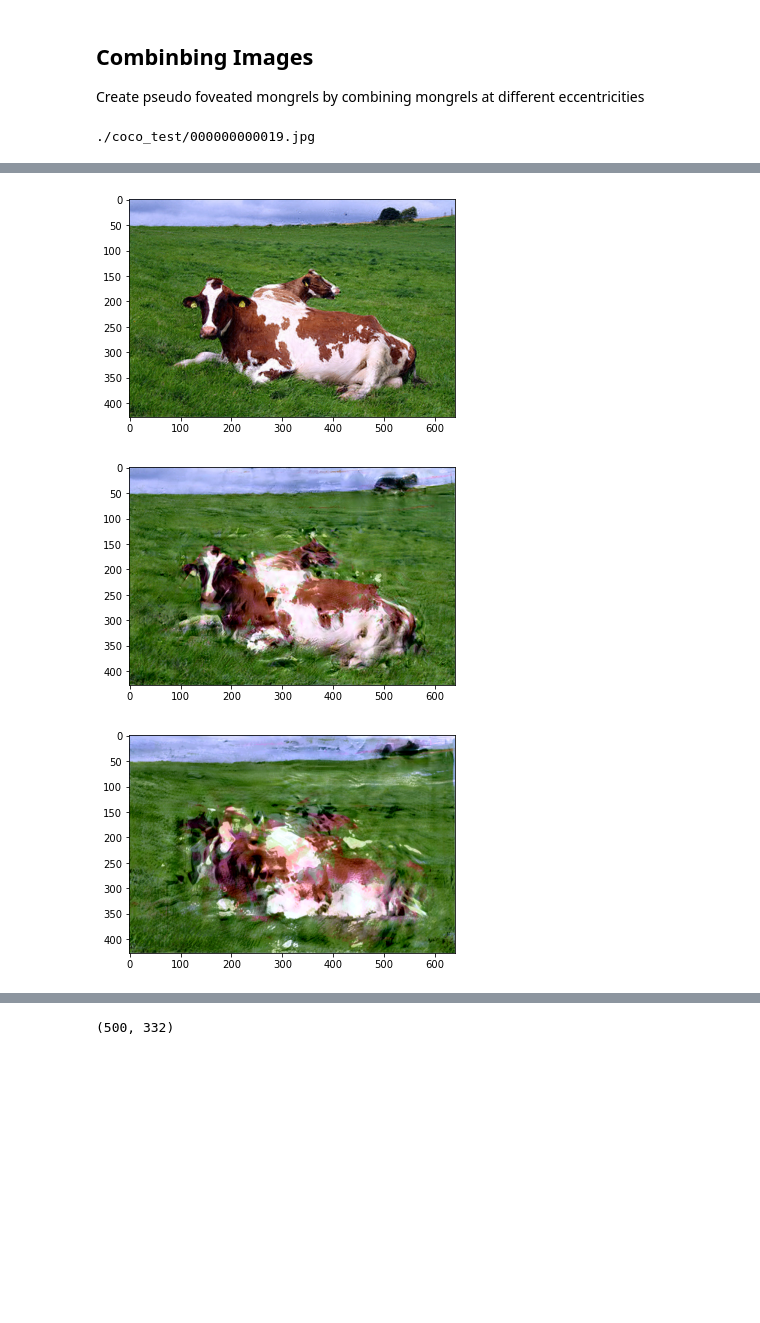
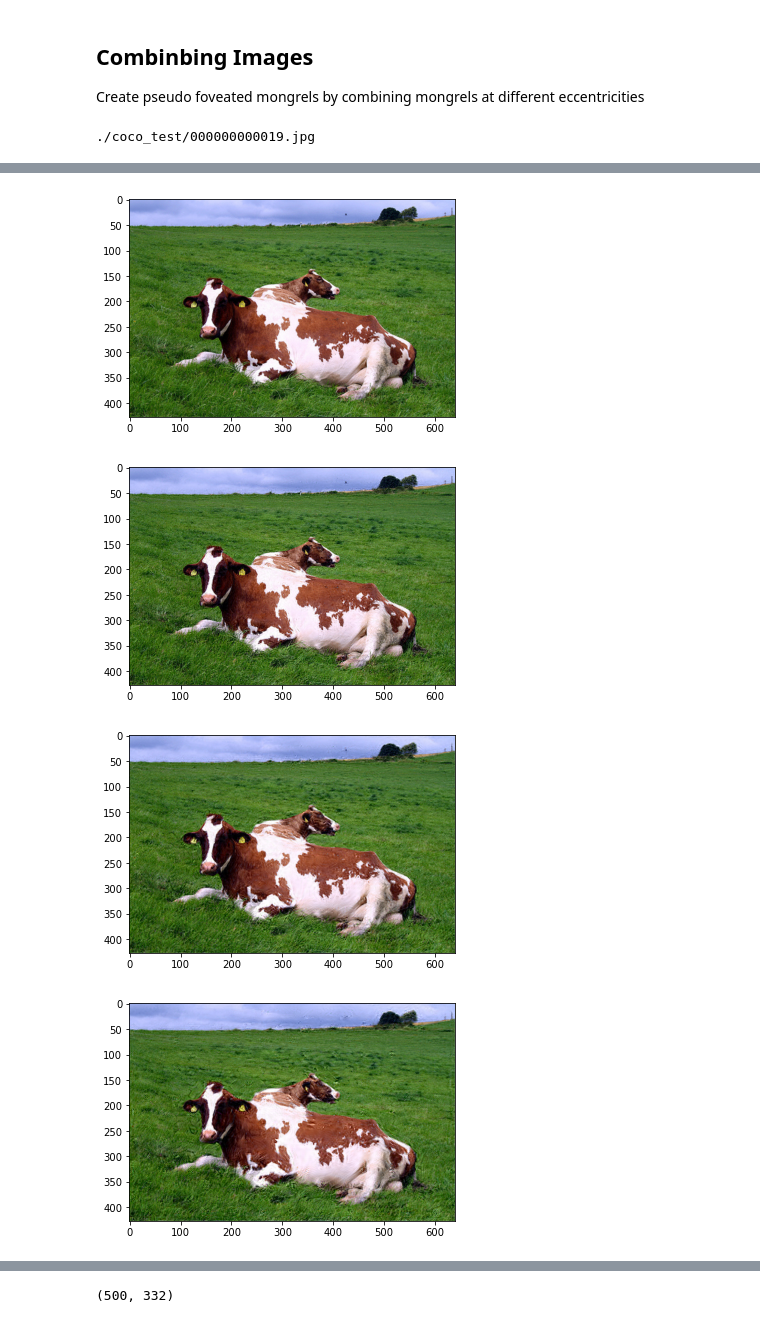
Before and after one commit to RosenholtzLab/TTM, a Jupyter notebook: SewPsudoFoveatedMongrel.ipynb, the cells around one changed output, grey strips where cells are left out. Drawn from its saved outputs; the diff is of its cells as text; code cells hidden in the pictures; blank space fills up the shorter version.

```diff
--- a/SewPsudoFoveatedMongrel.ipynb
+++ b/SewPsudoFoveatedMongrel.ipynb
@@ -8,39 +8,43 @@ import cv2
 import matplotlib.pyplot as plt
 import numpy as np
 
-base_directory = './60_uniform_overlap'
+base_directory = './60_olap_sweep'
 image_number = 19
-eccentricities = [0,150,300,450]
+eccentricities = [0,50,100,150,200,250,300,450]
 
 image_name = str(image_number).zfill(12)
 # %%
-def readin_mongrels(eccentricities_list):
+def readin_mongrels(eccentricities_list, image_name, base_directory, showims=False):
     imgs = []
 
     #original image
     original_fname = f'./coco_test/{image_name}.jpg'
     print(original_fname)
     ori_img = cv2.imread(original_fname)
     ori_img = cv2.cvtColor(ori_img, cv2.COLOR_BGR2RGB)
     imgs.append(ori_img)
-    plt.imshow(ori_img)
-    plt.show()
+    if(showims):
+        plt.imshow(ori_img)
+        plt.show()
 
     #eccentricities
     for e in eccentricities_list[1:]:
-        mongrel_fname = f'{base_directory}/{image_name}_X{e}_YNaN_2022-08-09_uniform_60olap_{e}/mongrelized_{image_name}_uniform_60olap_{e}.png'
+        mongrel_fname = f'{base_directory}/{image_name}_X{e}_YNaN_2022-08-12_uniform_60olap_{e}/mongrelized_{image_name}_uniform_60olap_{e}.png'
         mong = cv2.imread(mongrel_fname)
         mong = cv2.cvtColor(mong, cv2.COLOR_BGR2RGB)
         imgs.append(mong)
         #print(mong)
-        plt.imshow(mong)
-        plt.show()
+
+        if(showims):
+            plt.imshow(mong)
+            plt.show()
     return(imgs)
 
-mongs = readin_mongrels(eccentricities)
+mongs = readin_mongrels(eccentricities, image_name, base_directory, showims=True)
 # %% [output]
 ./coco_test/000000000019.jpg
 [figure]
 [figure]
-[figure, old version]
+[figure, new version]
-[figure, old version]
+[figure, new version]
+[figure, added]
```
Also changed, not shown: parts of 3 cells of this notebook.
